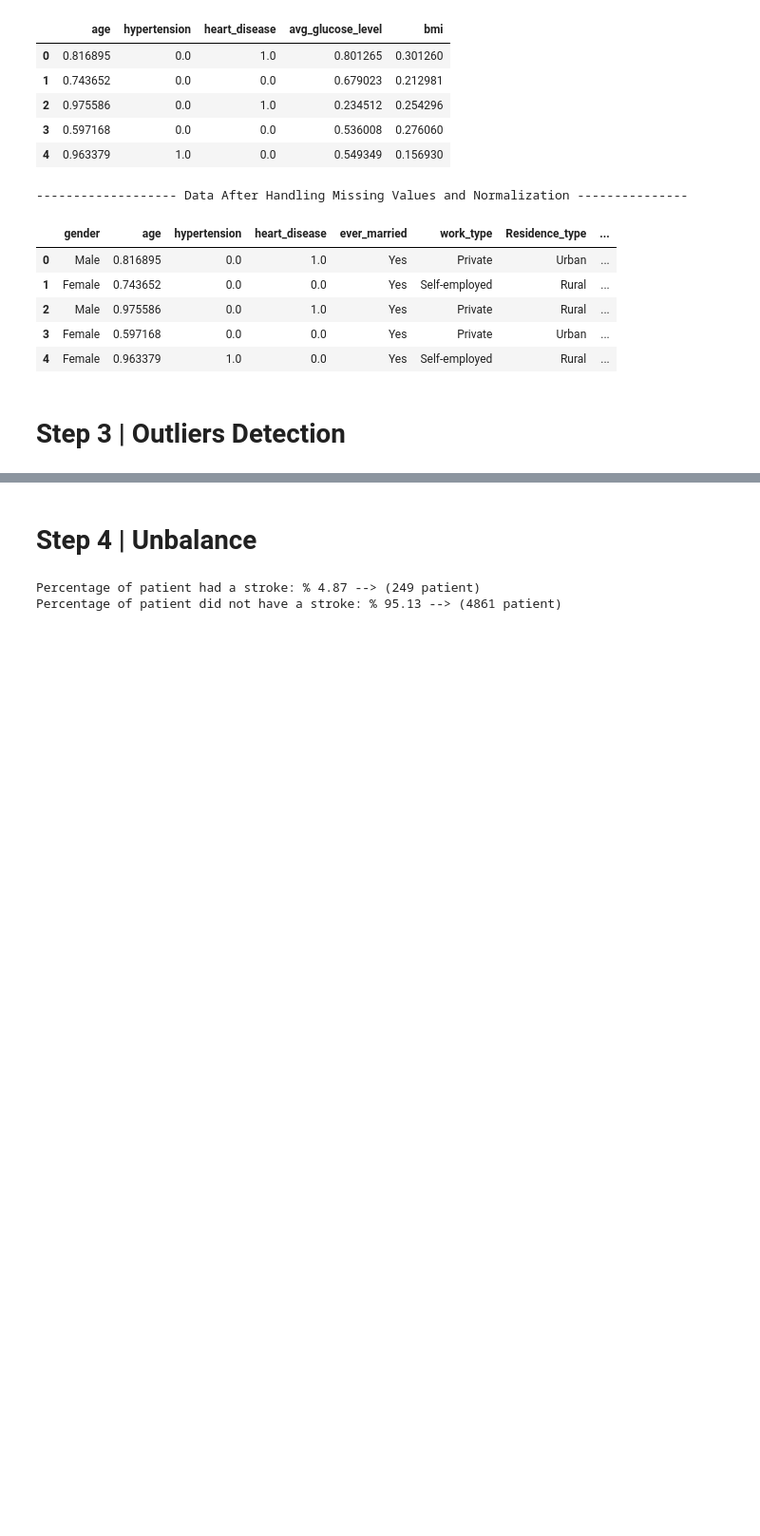
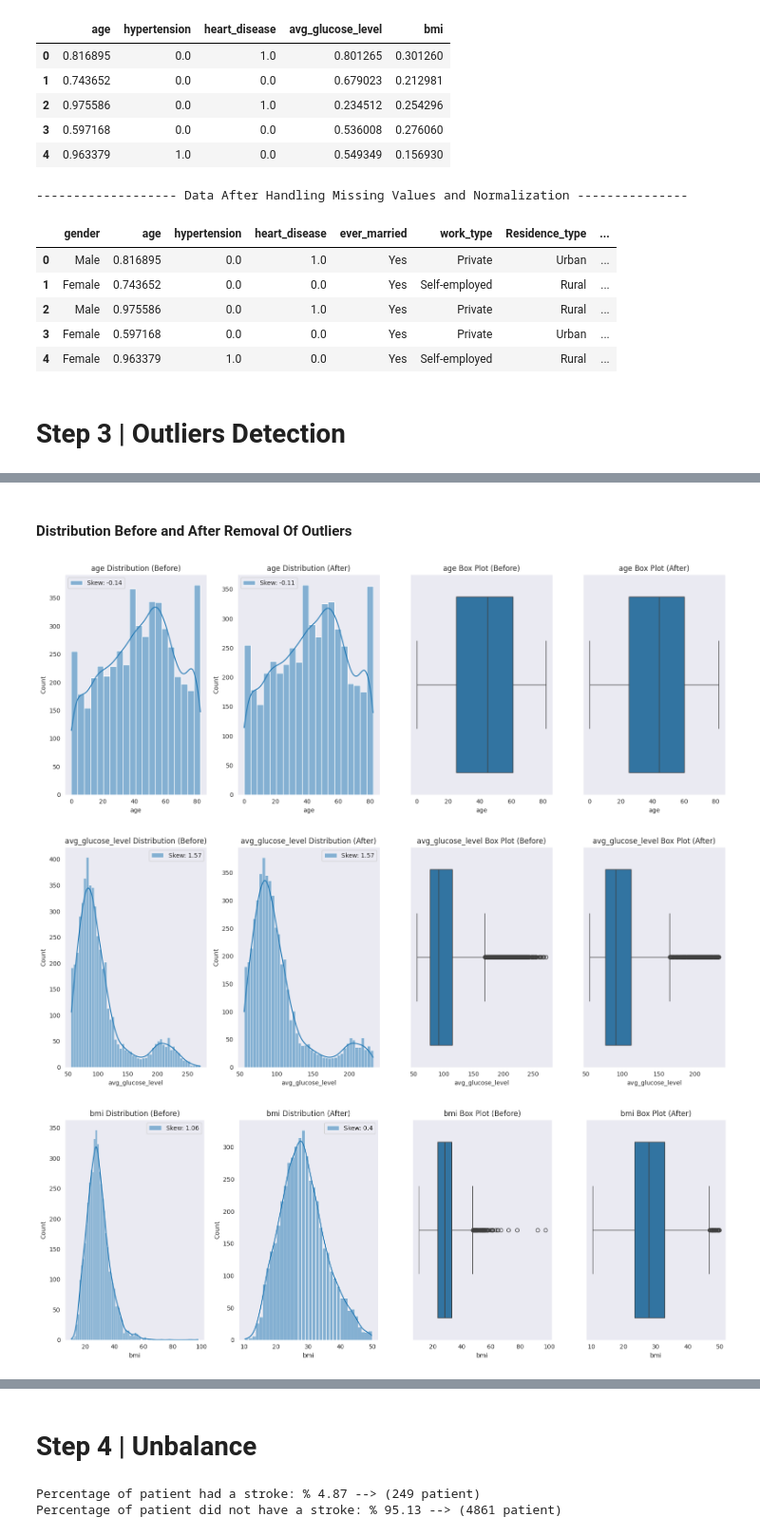
Before and after one commit to YasminaNasser/Stroke-Prediction-Data-Mining, a Jupyter notebook: Stroke_Prediction.ipynb, the cells around one changed output, grey strips where cells are left out. Shown at 95% size. Drawn from its saved outputs; the diff is of its cells as text; code cells hidden in the pictures; blank space fills up the shorter version.

```diff
--- a/Stroke_Prediction.ipynb
+++ b/Stroke_Prediction.ipynb
@@ -14,6 +12,8 @@ import seaborn as sns
 # Step 1 | Data overview
 # %%
 df=pd.read_csv("/content/healthcare-dataset-stroke-data.csv")
+df_cap= df.copy()
+df_remove= df.copy()
 df.head()
 # %% [output]
 |  | id | gender | age | hypertension | heart_disease | ever_married | work_type | Residence_type | ... |
@@ -379,0 +536,16 @@ df.head()
+# %%
+# Remove outliers from numerical features
+# Detect and remove outliers from numerical features using Z-score
+for column in numerical_features:
+    # Detect outliers using the Z-score method
+    outliers = detect_outliers_zscore(df_remove[column])
+
+    # Filter out rows that are outliers for the current column
+    df_remove = df_remove[~outliers]
+
+# Reset the index of the cleaned DataFrame
+df_remove.reset_index(drop=True, inplace=True)
+
+# Display the cleaned data
+print(f"Data after removing outliers:")
+df_remove.head()
@@ -379,0 +560,35 @@ df.head()
+# %% [markdown]
+#### Distribution Before and After Removal Of Outliers
+# %%
+# Plot distributions and box plots for each numerical feature
+for col in numerical_features:
+    plt.figure(figsize=(16, 6))
+
+    # Distribution plot before outlier removal
+    plt.subplot(141)
+    sns.histplot(df[col], kde=True, label="Skew: " + str(np.round(df[col].skew(), 2)))
+    plt.title(f'{col} Distribution (Before)')
+    plt.legend()
+
+    # Distribution plot after outlier removal
+    plt.subplot(142)
+    sns.histplot(df_remove[col], kde=True, label="Skew: " + str(np.round(df_remove[col].skew(), 2)))
+    plt.title(f'{col} Distribution (After)')
+    plt.legend()
+
+    # Box plot before outlier removal
+    plt.subplot(143)
+    sns.boxplot(x=df[col])
+    plt.title(f'{col} Box Plot (Before)')
+
+    # Box plot after outlier removal
+    plt.subplot(144)
+    sns.boxplot(x=df_remove[col])
+    plt.title(f'{col} Box Plot (After)')
+
+    plt.tight_layout()
+    plt.show()
+# %% [output]
+[figure, added]
+[figure, added]
+[figure, added]
```
Also changed, not shown: parts of 53 cells of this notebook.
